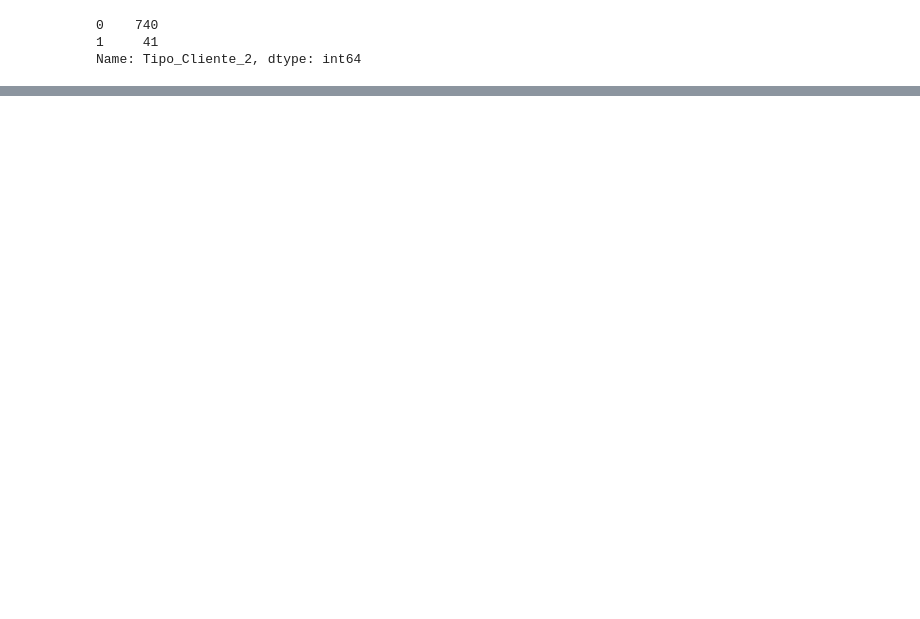
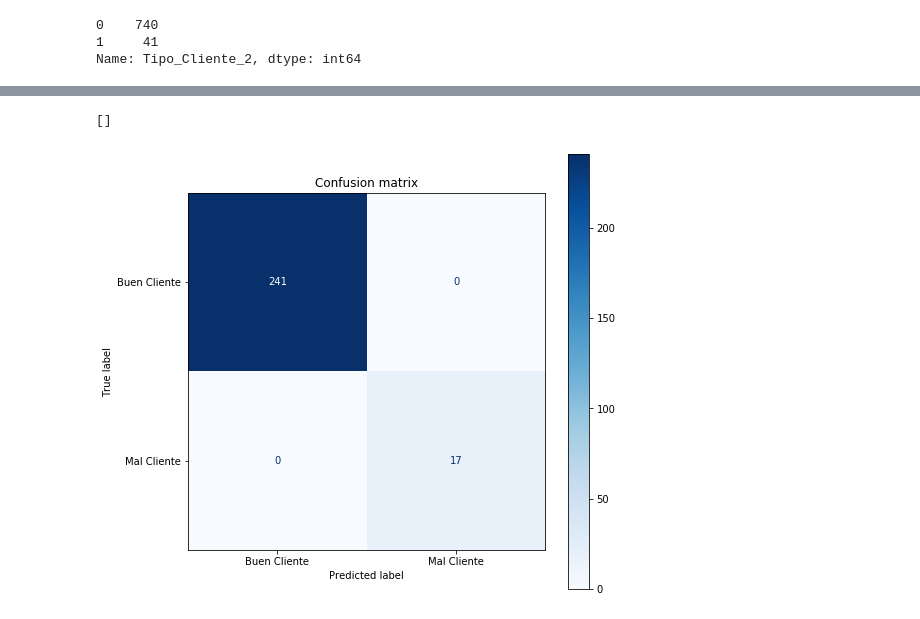
Before and after one commit to jflatorreg/credit-score, a Jupyter notebook: credit_score.ipynb, the cells around one changed output, grey strips where cells are left out. Cells and saved outputs as stored; diff of their text form; code cells hidden in the pictures; blank space fills up the shorter version.

```diff
--- a/credit_score.ipynb
+++ b/credit_score.ipynb
@@ -289,0 +277,4 @@ La variable que se puede predicir con mayor facilidad es si un cliente va a ser
+# %%
+grid = [i for i in range(1, 11, 1)]
+param_grid = {'C': [np.round((0.1*i), decimals =2) for i in grid]}
+print('Parameters:', param_grid)
@@ -289,0 +283,9 @@ La variable que se puede predicir con mayor facilidad es si un cliente va a ser
+# %%
+from sklearn.linear_model import LogisticRegression
+from sklearn.model_selection import GridSearchCV
+from sklearn.metrics import classification_report
+from sklearn.metrics import plot_confusion_matrix
+
+clf = GridSearchCV(LogisticRegression(solver= 'liblinear'),
+                   param_grid = param_grid, verbose=0, return_train_score=True,
+                   n_jobs=-1, cv=5)
@@ -289,0 +294,8 @@ La variable que se puede predicir con mayor facilidad es si un cliente va a ser
+# %%
+class_names = np.array(['Buen Cliente', 'Mal Cliente'])
+# %%
+clf.fit(X_train_1, y_train_1)
+
+print('Best Params:', clf.best_params_, '\n')
+y_pred_1 = clf.predict(X_test_1)
+print(classification_report(y_test_1, y_pred_1))
@@ -289,0 +313,13 @@ La variable que se puede predicir con mayor facilidad es si un cliente va a ser
+# %%
+title = "Confusion matrix"
+fig, ax = plt.subplots(figsize=(8, 8))
+plot_confusion_matrix(clf, X_test_1, y_test_1,
+                      display_labels = class_names,
+                      cmap = plt.cm.Blues,
+                      normalize = None, ax=ax)
+ax.set_title(title)
+plt.savefig('./results/Model_1.png', format='png', bbox_inches='tight')
+plt.plot()
+# %% [output]
+[]
+[figure, added]
```
Also changed, not shown: parts of 39 cells of this notebook, 3 other files.
